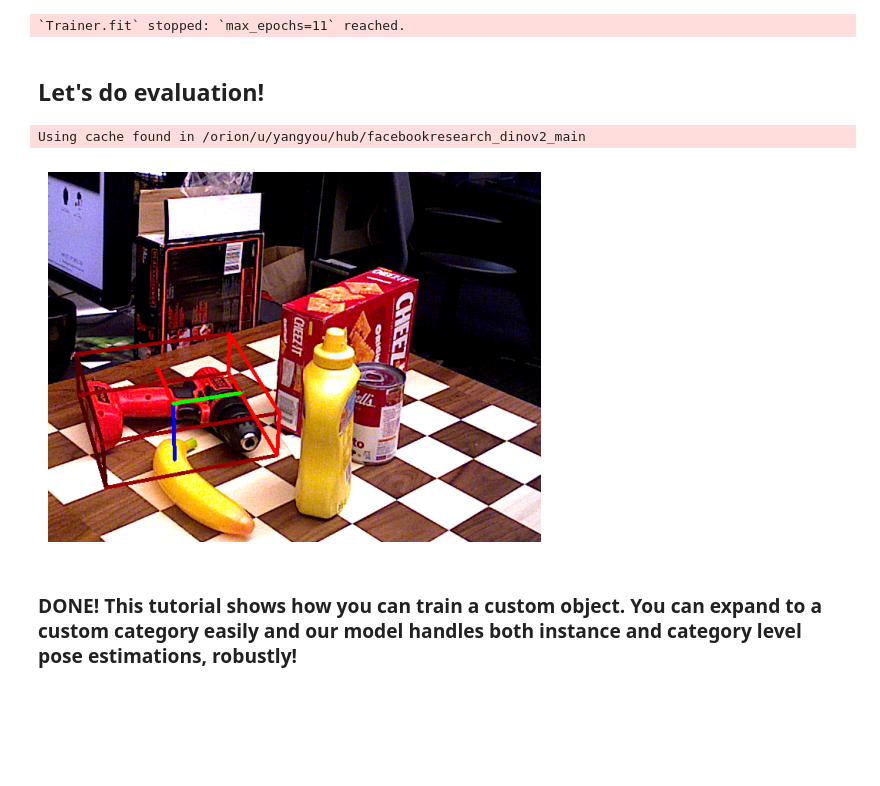
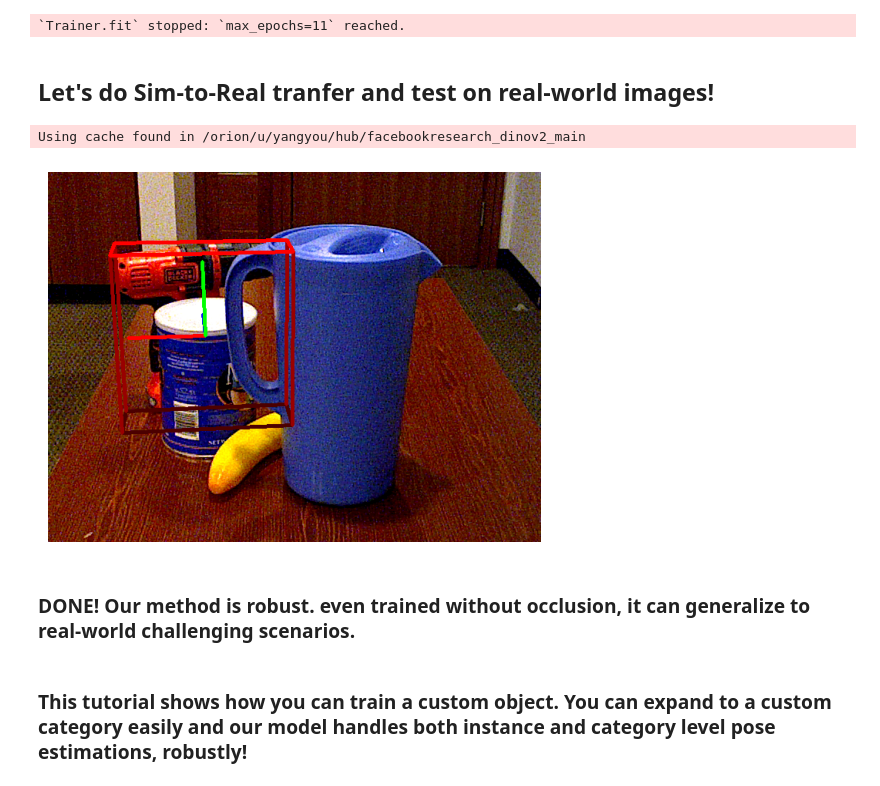
Before and after one commit to qq456cvb/CPPF2, a Jupyter notebook: train_custom.ipynb, the cells around one changed output. Drawn from its saved outputs; the diff is of its cells as text; code cells hidden in the pictures; blank space fills up the shorter version.

Commit message:
replace with a challenging real-world example

```diff
--- a/train_custom.ipynb
+++ b/train_custom.ipynb
@@ -243,8 +243,8 @@ LOCAL_RANK: 0 - CUDA_VISIBLE_DEVICES: [0]
 1.4 M     Total params
 5.786     Total estimated model params size (MB)
 `Trainer.fit` stopped: `max_epochs=11` reached.
-# %% [markdown]
-## Let's do evaluation!
+# %% [markdown]
+## Let's do Sim-to-Real tranfer and test on real-world images!
 # %%
 import torch_scatter
 from utils.util import downsample, backproject, fibonacci_sphere, calculate_2d_projections, draw, get_3d_bbox, transform_coordinates_3d
@@ -266,16 +266,25 @@ bmm_size = 100000
 # replace this with your own camera intrinsic
 intrinsics = np.array([1066.778, 0.0, 312.9869, 0.0, 1067.487, 241.3109, 0.0, 0.0, 1.0]).reshape(3, 3)
 # %%
+from train_shot import BeyondCPPF as BeyondCPPFSHOT
+from train_dino import BeyondCPPF as BeyondCPPFDINO
+from pytorch_lightning.callbacks import ModelCheckpoint
+from time import time
+from multiprocessing import cpu_count
+import pytorch_lightning as pl
+from pytorch_lightning.loggers import TensorBoardLogger
+
+cfg = OmegaConf.load('config/custom.yaml')
 dino_model = BeyondCPPFDINO.load_from_checkpoint('logs/dino/version_0/checkpoints/last.ckpt', cfg=cfg).cuda().eval()
 shot_model = BeyondCPPFSHOT.load_from_checkpoint('logs/shot/version_0/checkpoints/last.ckpt', cfg=cfg).cuda().eval()
 # %%
 desc_model = DINOV2().eval().cuda()
 with torch.no_grad():
-    rgb = cv2.imread('example_data/rgb.png')[..., ::-1]
-    depth = cv2.imread('example_data/depth.png', cv2.IMREAD_UNCHANGED).astype(np.float32) / 10000.  # caution: scale may be different for your depth image
+    rgb = cv2.imread('/orion/u/yangyou/cppf/data/ycbv/test/000056/rgb/000005.png')[..., ::-1]
+    depth = cv2.imread('/orion/u/yangyou/cppf/data/ycbv/test/000056/depth/000005.png', cv2.IMREAD_UNCHANGED).astype(np.float32) / 10000.  # caution: scale may be different for your depth image
     draw_image_bbox = rgb.copy()
 
-    mask = cv2.imread('example_data/mask.png', cv2.IMREAD_UNCHANGED).astype(bool)
+    mask = cv2.imread('/orion/u/yangyou/cppf/data/ycbv/test/000056/mask_visib/000005_000003.png', cv2.IMREAD_UNCHANGED).astype(bool)
     rgb_masked = np.zeros_like(rgb)
     rgb_masked[mask] = rgb[mask]
     rgb_local, transform = resize_crop(rgb_masked, bbox=Image.fromarray(rgb_masked).getbbox(), padding=0, out_size=256)
@@ -425,33 +434,35 @@ with torch.no_grad():
 
             T_est = opt_trans.detach().cpu().numpy()
             R_est = (SO3.InitFromVec(delta_rot).matrix()[:3, :3] @ torch.from_numpy(R_est).float().cuda()).detach().cpu().numpy()
 
 
         pc_canon = (pc - T_est) @ R_est / pred_scale_norm
         loss = np.abs(pc_canon[point_idxs_all_filtered[:, :2]] - pred_pairs[pairs_mask].cpu().numpy())
         loss = np.clip(loss, 0, 0.1)
         loss = loss.mean()
 
         if loss < best_loss:
             best_loss = loss
             best_idx = model_idx
             best_RT[:3, :3] = R_est * pred_scale_norm
             best_RT[:3, -1] = T_est
             best_scale = pred_scale / pred_scale_norm
 
     xyz_axis = 0.3 * np.array([[0, 0, 0], [0, 0, 1], [0, 1, 0], [1, 0, 0]]).transpose()
     transformed_axes = transform_coordinates_3d(xyz_axis, best_RT)
     projected_axes = calculate_2d_projections(transformed_axes, intrinsics)
 
     bbox_3d = get_3d_bbox(best_scale, 0)
     transformed_bbox_3d = transform_coordinates_3d(bbox_3d, best_RT)
     projected_bbox = calculate_2d_projections(transformed_bbox_3d, intrinsics)
     draw_image_bbox = draw(draw_image_bbox, projected_bbox, projected_axes, (255, 0, 0))
     plt.imshow(draw_image_bbox)
     plt.axis('off')
     plt.show()
 # %% [output]
 Using cache found in /orion/u/yangyou/hub/facebookresearch_dinov2_main
-[figure, old version]
+[figure, new version]
+# %% [markdown]
+### DONE! Our method is robust. even trained without occlusion, it can generalize to real-world challenging scenarios.
 # %% [markdown]
-### DONE! This tutorial shows how you can train a custom object. You can expand to a custom category easily and our model handles both instance and category level pose estimations, robustly!
+### This tutorial shows how you can train a custom object. You can expand to a custom category easily and our model handles both instance and category level pose estimations, robustly!
```
